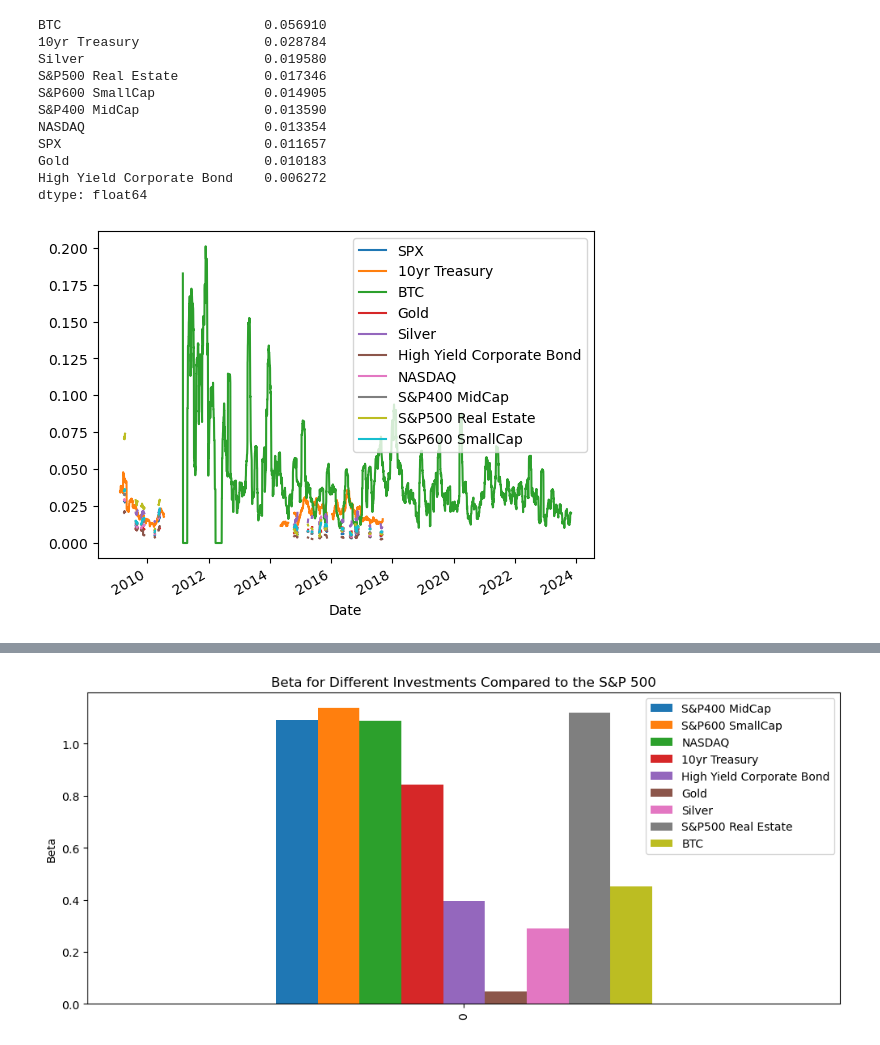
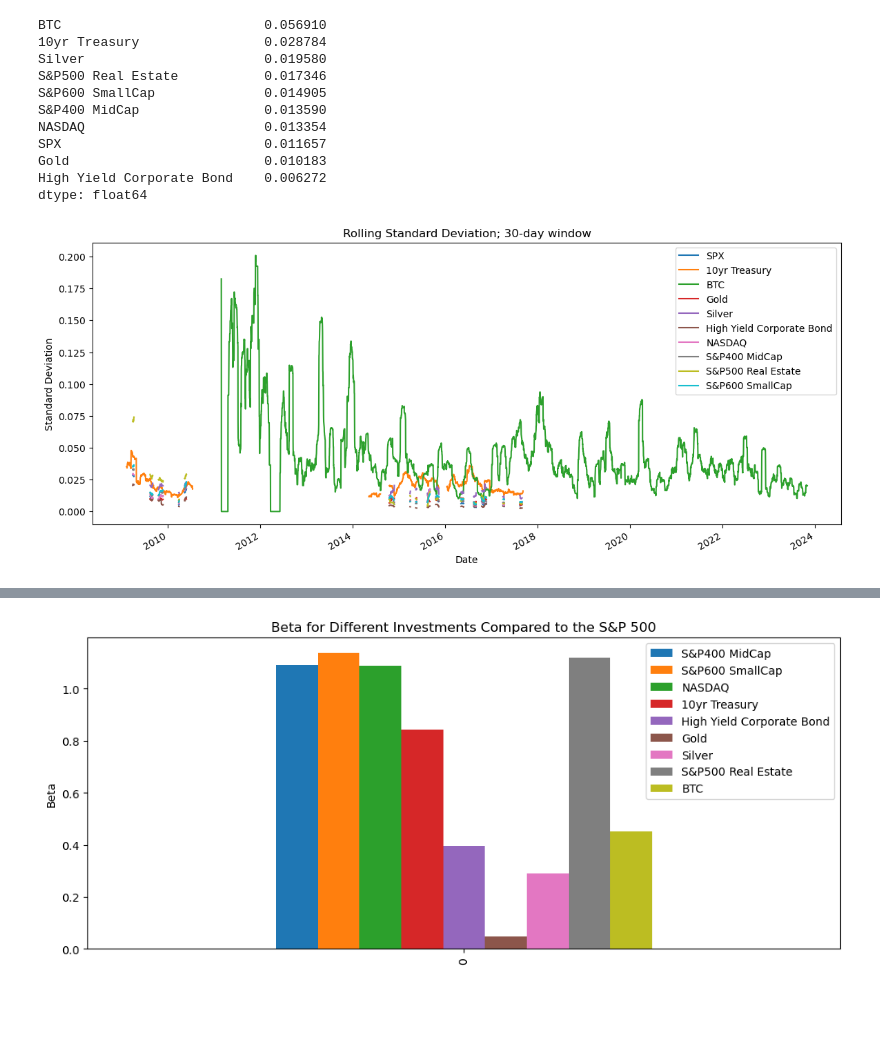
Before and after one commit to Graci98/Group-1, a Jupyter notebook: investment_analysis.ipynb, the cells around one changed output, grey strips where cells are left out. Drawn from its saved outputs; the diff is of its cells as text; code cells hidden in the pictures; blank space fills up the shorter version.

```diff
--- a/investment_analysis.ipynb
+++ b/investment_analysis.ipynb
@@ -409,9 +417,13 @@ dtype: float64
 investements_standard_deviation = joined_data.rolling(window=30).std()
 # %%
 # Plot the rolling standard deviation
-investements_standard_deviation.plot();
+investements_standard_deviation.plot(
+    figsize=(14,6),
+    ylabel= "Standard Deviation",
+    xlabel="Date",
+    title="Rolling Standard Deviation; 30-day window");
 # %% [output]
-[figure, old version]
+[figure, new version]
 # %%
 ## Correlation
 # %%
```
Also changed, not shown: parts of 10 cells of this notebook, 1 other file.
